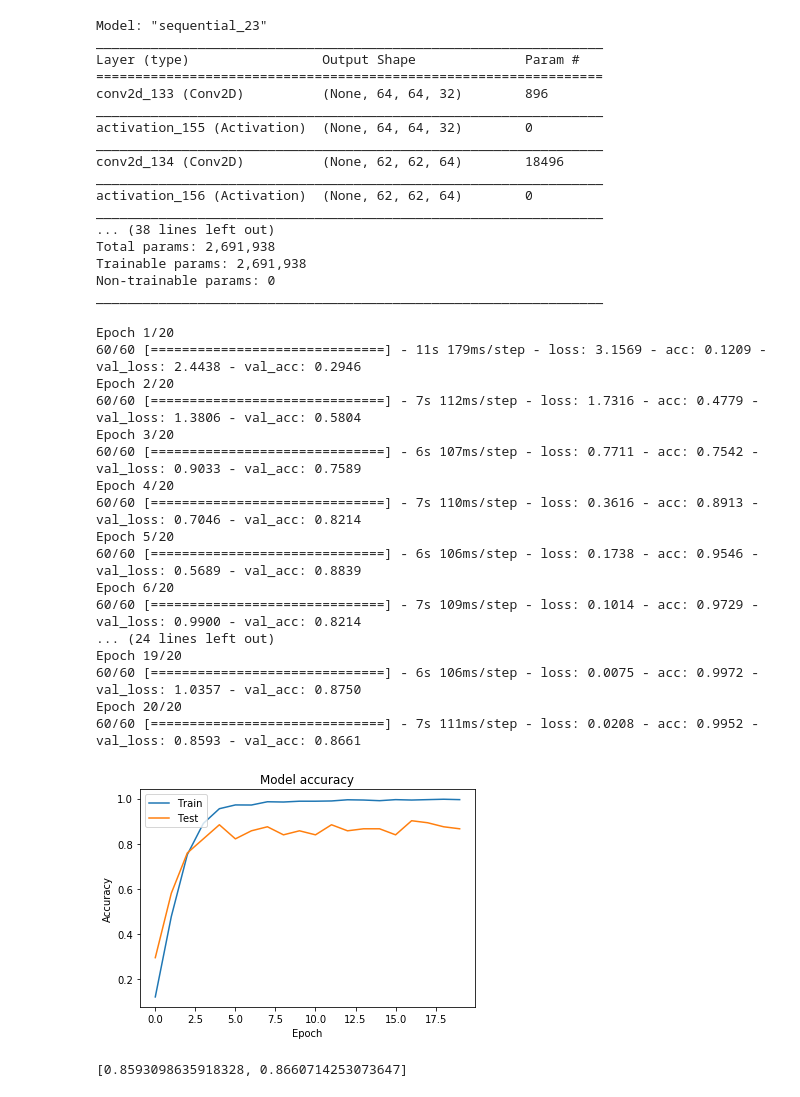
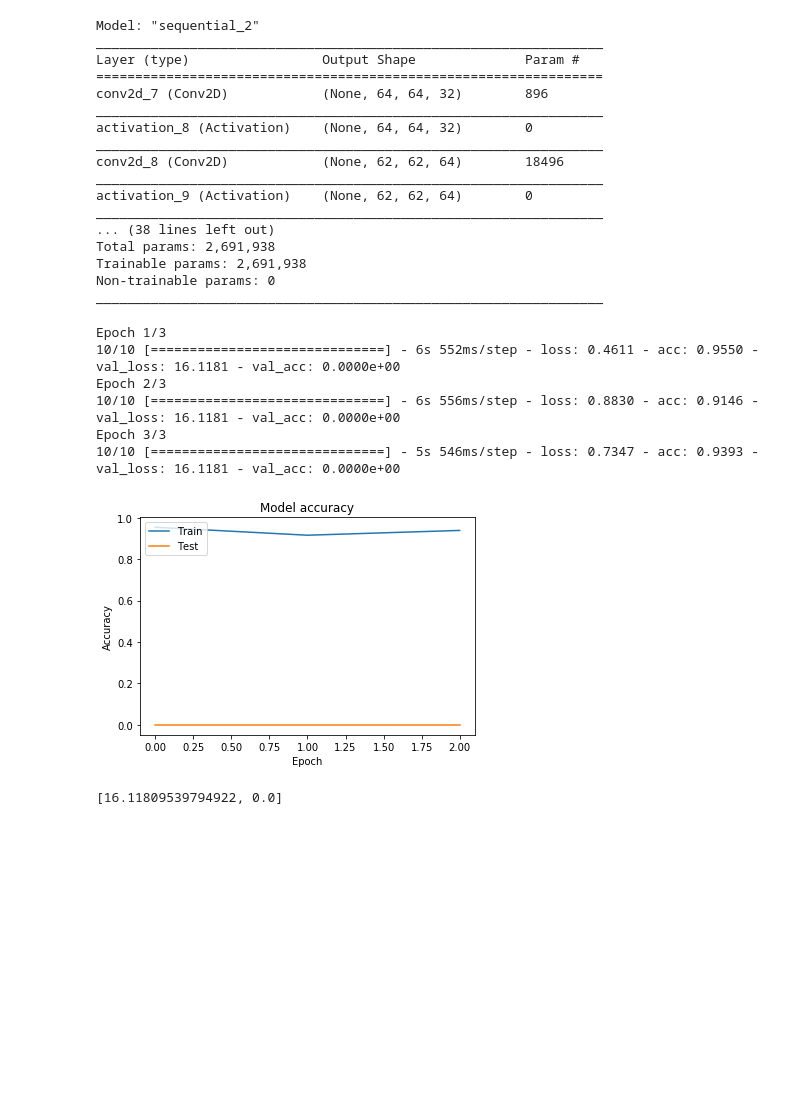
Before and after one commit to 3dspace/machine-learning-at-scale, a Jupyter notebook: project/bird_classifier_cloud.ipynb, the cells around one changed output. Saved outputs shown, nothing was run; the diff lists cells and outputs as text; code cells hidden in the pictures; blank space fills up the shorter version.

```diff
--- a/project/bird_classifier_cloud.ipynb
+++ b/project/bird_classifier_cloud.ipynb
@@ -123,7 +45,7 @@ traindf
 # %%
 from keras_preprocessing.image import ImageDataGenerator
 # %%
-datagen=ImageDataGenerator(rescale=1./255.,validation_split=0.33)
+datagen=ImageDataGenerator(rescale=1./255.,validation_split=0.25)
 # %%
 train_generator=datagen.flow_from_dataframe(
     dataframe=traindf,
@@ -131,7 +53,7 @@ train_generator=datagen.flow_from_dataframe(
     x_col="ID",
     y_col="species",
     subset="training",
-    batch_size=30,
+    batch_size=15,
     seed=42,
     shuffle=True,
     class_mode="categorical",
@@ -190,26 +116,26 @@ model.add(Dense(512))
 model.add(Activation('relu'))
 model.add(Dropout(0.5))
 #model.add(Dense(10, activation='softmax'))
-model.add(Dense(num_species-1, activation='softmax'))
+model.add(Dense(34, activation='softmax'))
 #model.compile(optimizers.Adam(lr=0.001, decay=2e-5),loss="categorical_crossentropy",metrics=["accuracy"])
 # The SGD optimizer worked so poorly, val scores mostly just increased through the epochs.
 #model.compile(optimizers.SGD(lr=0.1, decay=0),loss="categorical_crossentropy",metrics=["accuracy"])
-model.compile(optimizers.RMSprop(lr=0.0006, decay=1e-6),loss="categorical_crossentropy",metrics=["accuracy"])
+model.compile(optimizers.RMSprop(lr=0.0003, decay=1e-5),loss="categorical_crossentropy",metrics=["accuracy"])
 #original
 #model.compile(optimizers.RMSprop(lr=0.0005, decay=1e-6),loss="categorical_crossentropy",metrics=["accuracy"])
 model.summary()
 # %% [output]
-Model: "sequential_23"
+Model: "sequential_2"
 _________________________________________________________________
 Layer (type)                 Output Shape              Param #
 =================================================================
-conv2d_133 (Conv2D)          (None, 64, 64, 32)        896
+conv2d_7 (Conv2D)            (None, 64, 64, 32)        896
 _________________________________________________________________
-activation_155 (Activation)  (None, 64, 64, 32)        0
+activation_8 (Activation)    (None, 64, 64, 32)        0
 _________________________________________________________________
-conv2d_134 (Conv2D)          (None, 62, 62, 64)        18496
+conv2d_8 (Conv2D)            (None, 62, 62, 64)        18496
 _________________________________________________________________
-activation_156 (Activation)  (None, 62, 62, 64)        0
+activation_9 (Activation)    (None, 62, 62, 64)        0
 _________________________________________________________________
 ... (38 lines left out)
 Total params: 2,691,938
@@ -219,44 +145,33 @@ _________________________________________________________________
 # %%
 #Fitting keras model, no test gen for now
 #STEP_SIZE_TRAIN=train_generator.n//train_generator.batch_size
 #STEP_SIZE_VALID=valid_generator.n//valid_generator.batch_size
 #print("Step size as calculated: ", STEP_SIZE_TRAIN)
-STEP_SIZE_TRAIN=60
-STEP_SIZE_VALID=60
+STEP_SIZE_TRAIN=10
+STEP_SIZE_VALID=10
 #STEP_SIZE_TEST=test_generator.n//test_generator.batch_size
 history = model.fit_generator(generator=train_generator,
                     steps_per_epoch=STEP_SIZE_TRAIN,
                     validation_data=valid_generator,
                     validation_steps=STEP_SIZE_VALID,
-                    epochs=20
+                    epochs=3
 )
 import matplotlib.pyplot as plt
 plt.plot(history.history['acc'])
 plt.plot(history.history['val_acc'])
 plt.title('Model accuracy')
 plt.ylabel('Accuracy')
 plt.xlabel('Epoch')
 plt.legend(['Train', 'Test'], loc='upper left')
 plt.show()
 model.evaluate_generator(generator=valid_generator, steps=STEP_SIZE_VALID
 )
 # %% [output]
-Epoch 1/20
-60/60 [==============================] - 11s 179ms/step - loss: 3.1569 - acc: 0.1209 - val_loss: 2.4438 - val_acc: 0.2946
-Epoch 2/20
-60/60 [==============================] - 7s 112ms/step - loss: 1.7316 - acc: 0.4779 - val_loss: 1.3806 - val_acc: 0.5804
-Epoch 3/20
-60/60 [==============================] - 6s 107ms/step - loss: 0.7711 - acc: 0.7542 - val_loss: 0.9033 - val_acc: 0.7589
-Epoch 4/20
-60/60 [==============================] - 7s 110ms/step - loss: 0.3616 - acc: 0.8913 - val_loss: 0.7046 - val_acc: 0.8214
-Epoch 5/20
-60/60 [==============================] - 6s 106ms/step - loss: 0.1738 - acc: 0.9546 - val_loss: 0.5689 - val_acc: 0.8839
-Epoch 6/20
-60/60 [==============================] - 7s 109ms/step - loss: 0.1014 - acc: 0.9729 - val_loss: 0.9900 - val_acc: 0.8214
-... (24 lines left out)
-Epoch 19/20
-60/60 [==============================] - 6s 106ms/step - loss: 0.0075 - acc: 0.9972 - val_loss: 1.0357 - val_acc: 0.8750
-Epoch 20/20
-60/60 [==============================] - 7s 111ms/step - loss: 0.0208 - acc: 0.9952 - val_loss: 0.8593 - val_acc: 0.8661
+Epoch 1/3
+10/10 [==============================] - 6s 552ms/step - loss: 0.4611 - acc: 0.9550 - val_loss: 16.1181 - val_acc: 0.0000e+00
+Epoch 2/3
+10/10 [==============================] - 6s 556ms/step - loss: 0.8830 - acc: 0.9146 - val_loss: 16.1181 - val_acc: 0.0000e+00
+Epoch 3/3
+10/10 [==============================] - 5s 546ms/step - loss: 0.7347 - acc: 0.9393 - val_loss: 16.1181 - val_acc: 0.0000e+00
-[figure, old version]
+[figure, new version]
-[0.8593098635918328, 0.8660714253073647]
+[16.11809539794922, 0.0]
```
Also changed, not shown: parts of 10 cells of this notebook, 1 other file.
